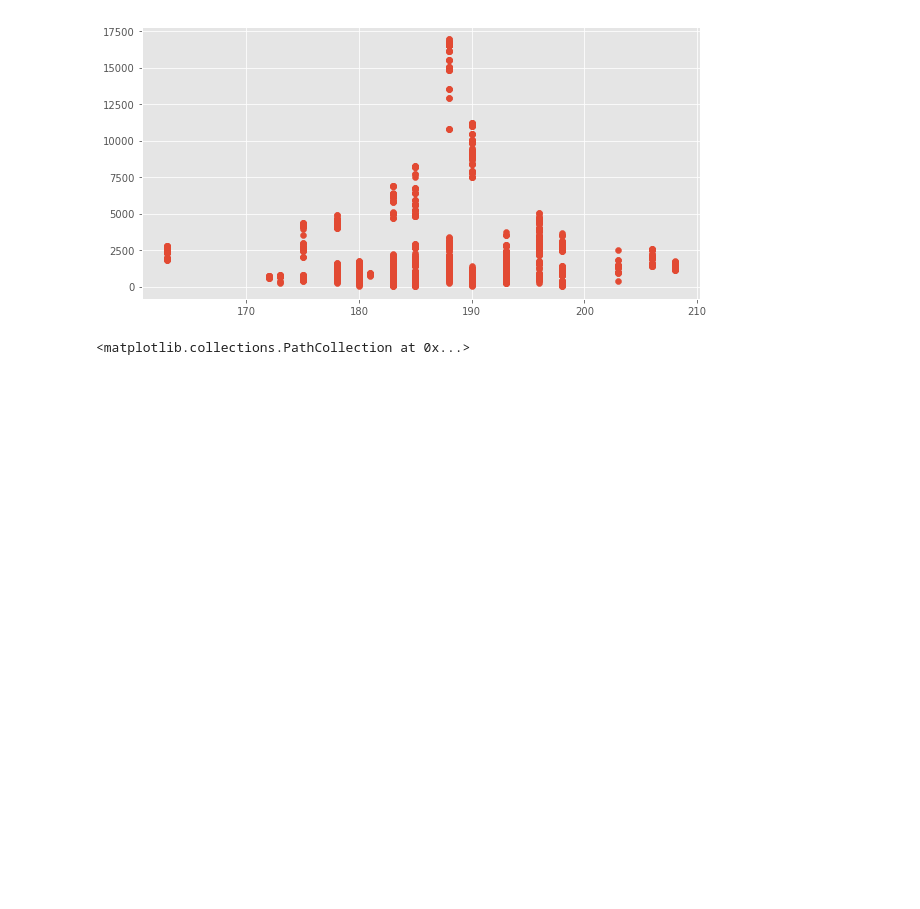
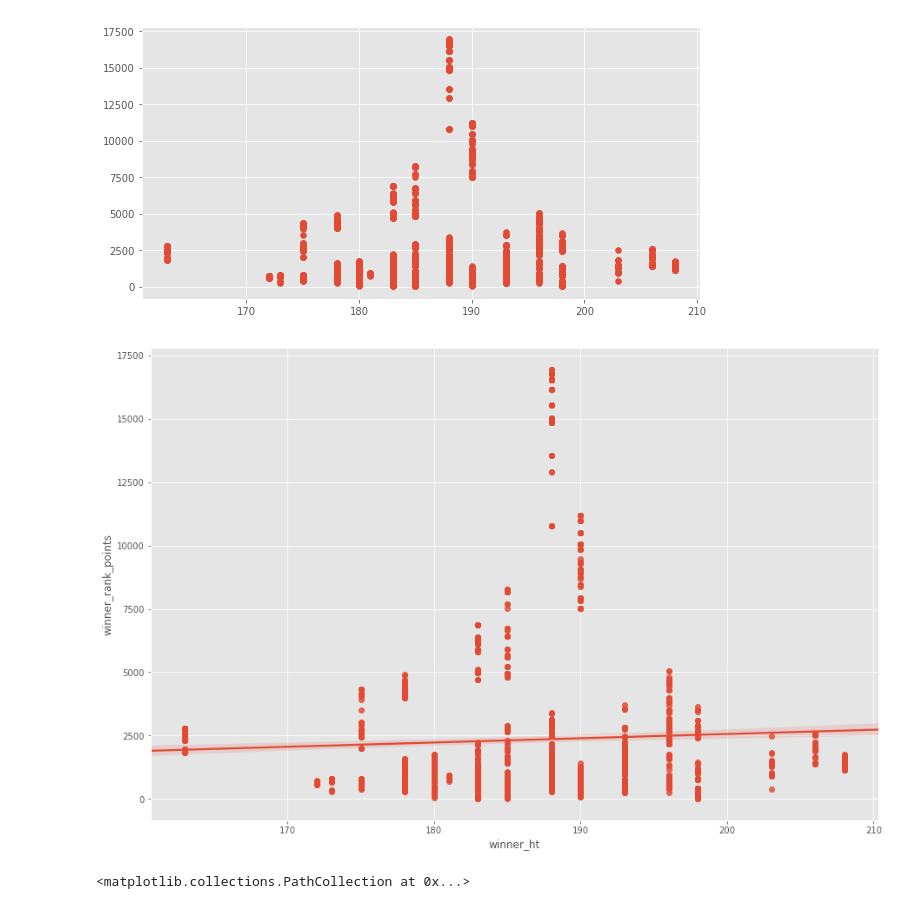
Before and after one commit to ISANJUA/TFM_ML4sportsBets, a Jupyter notebook: ETL - Prueba 1.ipynb, the cells around one changed output. Saved outputs shown, nothing was run; the diff lists cells and outputs as text; code cells hidden in the pictures; blank space fills up the shorter version.

```diff
--- a/ETL - Prueba 1.ipynb
+++ b/ETL - Prueba 1.ipynb
@@ -307,3 +384,10 @@ plt.scatter(matches_2016['winner_ht'], matches_2016['winner_rank_points'])
+# %%
+plt.figure(figsize=(15,10))
+sns.regplot(matches_2016['winner_ht'],
+                          matches_2016['winner_rank_points'])
+plt.show()
+# %% [output]
+[figure, added]
 # %%
 f, ax = plt.subplots(figsize=(10,5))
 plt.scatter(matches_2016['loser_ht'], matches_2016['loser_rank_points'])
```
Also changed, not shown: parts of 20 cells of this notebook.
